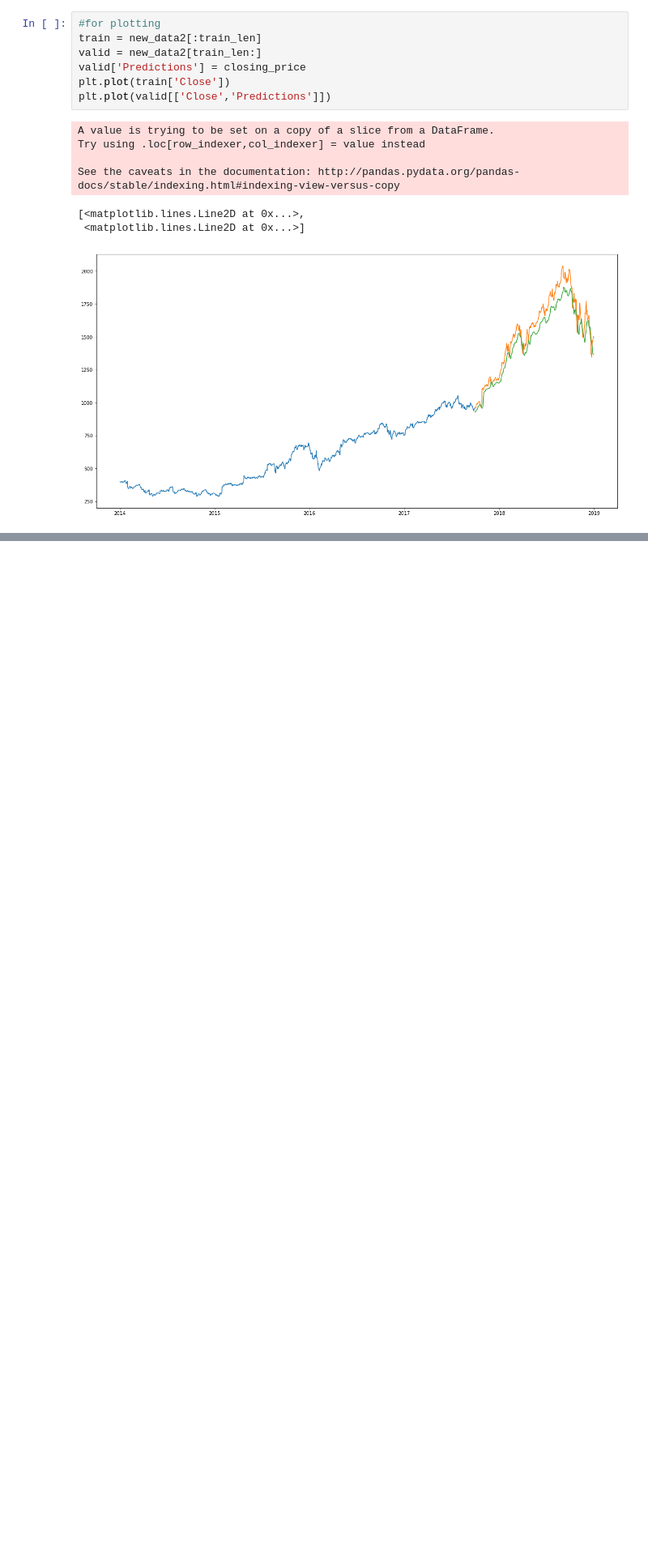
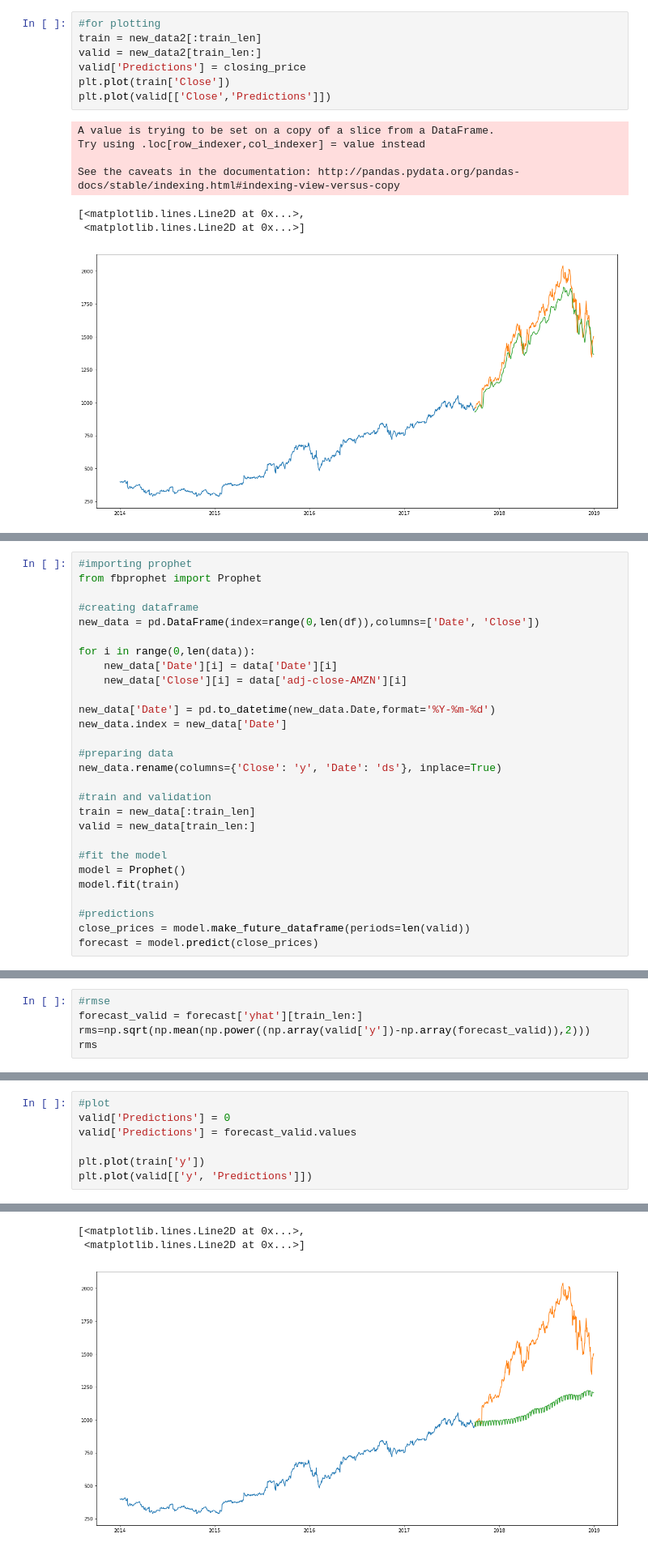
Before and after one commit to danielding186/StockPrediction, a Jupyter notebook: stockPrediction-amazon.ipynb, the cells around one changed output, grey strips where cells are left out. Shown at 81% size. Saved outputs shown, nothing was run; the diff lists cells and outputs as text; blank space fills up the shorter version.

Commit message:
Add facebook Prophet to predict price

```diff
--- a/stockPrediction-amazon.ipynb
+++ b/stockPrediction-amazon.ipynb
@@ -345,0 +348,28 @@ See the caveats in the documentation: http://pandas.pydata.org/pandas-docs/stabl
+# %%
+#importing prophet
+from fbprophet import Prophet
+
+#creating dataframe
+new_data = pd.DataFrame(index=range(0,len(df)),columns=['Date', 'Close'])
+
+for i in range(0,len(data)):
+    new_data['Date'][i] = data['Date'][i]
+    new_data['Close'][i] = data['adj-close-AMZN'][i]
+
+new_data['Date'] = pd.to_datetime(new_data.Date,format='%Y-%m-%d')
+new_data.index = new_data['Date']
+
+#preparing data
+new_data.rename(columns={'Close': 'y', 'Date': 'ds'}, inplace=True)
+
+#train and validation
+train = new_data[:train_len]
+valid = new_data[train_len:]
+
+#fit the model
+model = Prophet()
+model.fit(train)
+
+#predictions
+close_prices = model.make_future_dataframe(periods=len(valid))
+forecast = model.predict(close_prices)
@@ -345,0 +378,5 @@ See the caveats in the documentation: http://pandas.pydata.org/pandas-docs/stabl
+# %%
+#rmse
+forecast_valid = forecast['yhat'][train_len:]
+rms=np.sqrt(np.mean(np.power((np.array(valid['y'])-np.array(forecast_valid)),2)))
+rms
@@ -345,0 +385,8 @@ See the caveats in the documentation: http://pandas.pydata.org/pandas-docs/stabl
+# %%
+#plot
+valid['Predictions'] = 0
+valid['Predictions'] = forecast_valid.values
+
+plt.plot(train['y'])
+plt.plot(valid[['y', 'Predictions']])
+# %% [output]
@@ -345,0 +403,3 @@ See the caveats in the documentation: http://pandas.pydata.org/pandas-docs/stabl
+[<matplotlib.lines.Line2D at 0x...>,
+ <matplotlib.lines.Line2D at 0x...>]
+[figure, added]
```
Also changed, not shown: parts of 4 cells of this notebook.
